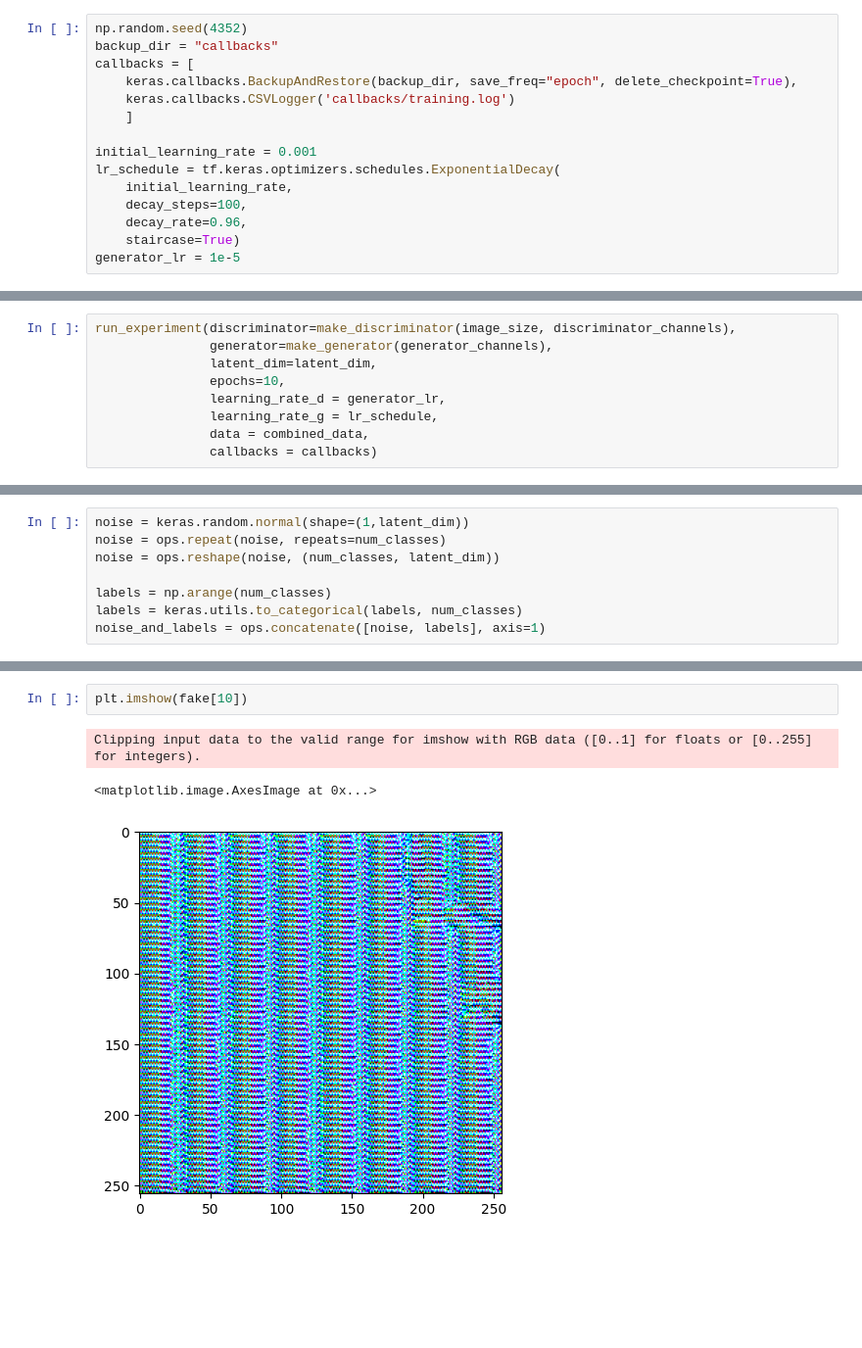
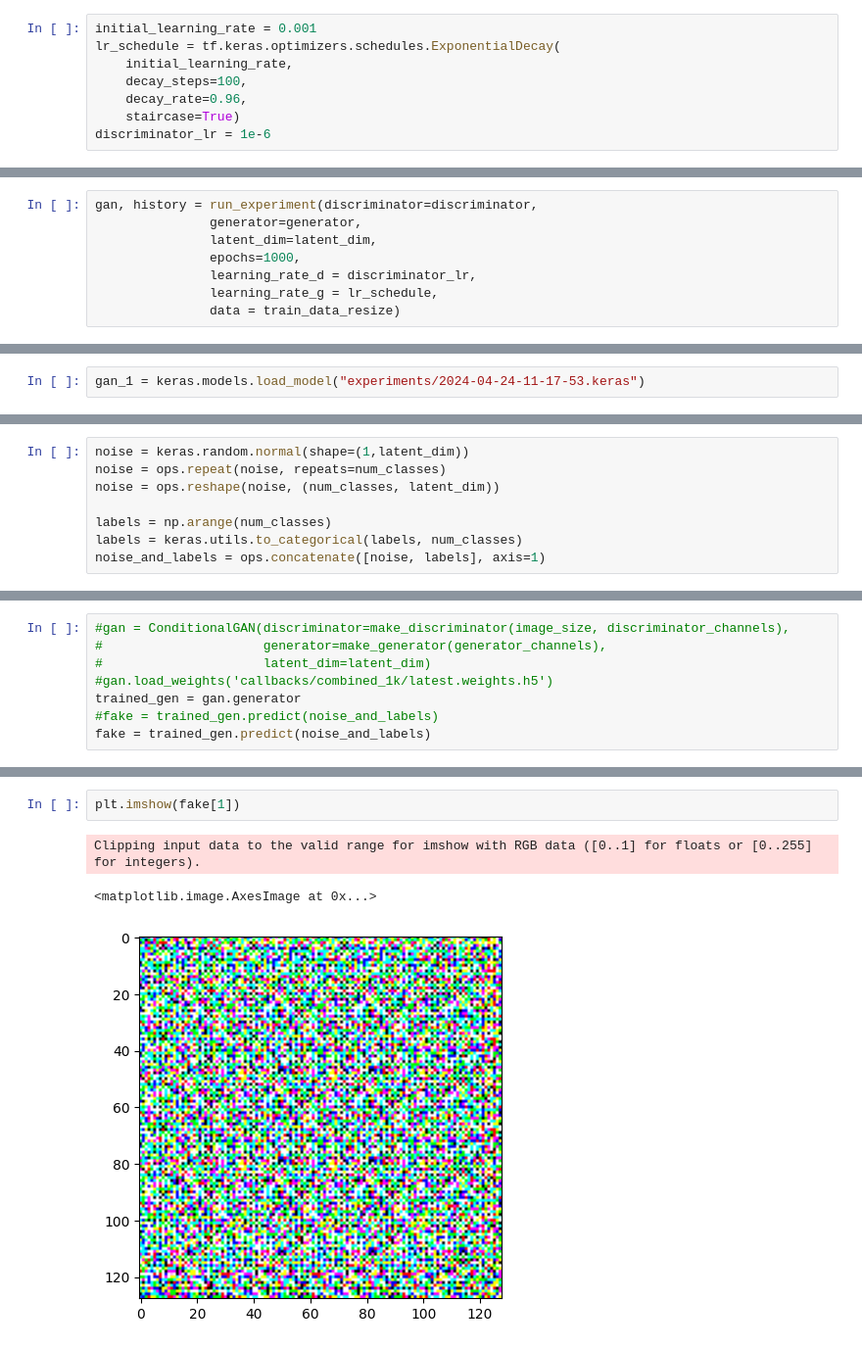
Before and after one commit to microlei/plankton, a Jupyter notebook: simple_gan.ipynb, the cells around one changed output, grey strips where cells are left out. Shown at 98% size. Drawn from its saved outputs; the diff is of its cells as text; blank space fills up the shorter version.

Commit message:
downsized image

```diff
--- a/simple_gan.ipynb
+++ b/simple_gan.ipynb
@@ -197,15 +262,8 @@ def run_experiment(discriminator, generator, latent_dim, epochs, learning_rate_d
 # %%
-np.random.seed(4352)
-backup_dir = "callbacks"
-callbacks = [
-    keras.callbacks.BackupAndRestore(backup_dir, save_freq="epoch", delete_checkpoint=True),
-    keras.callbacks.CSVLogger('callbacks/training.log')
-    ]
-
 initial_learning_rate = 0.001
 lr_schedule = tf.keras.optimizers.schedules.ExponentialDecay(
     initial_learning_rate,
     decay_steps=100,
     decay_rate=0.96,
     staircase=True)
-generator_lr = 1e-5
+discriminator_lr = 1e-6
@@ -230,9 +270,8 @@ history = model.fit(np.arange(100).reshape(5, 20), np.zeros(5),
 # %%
-run_experiment(discriminator=make_discriminator(image_size, discriminator_channels),
-               generator=make_generator(generator_channels),
+gan, history = run_experiment(discriminator=discriminator,
+               generator=generator,
                latent_dim=latent_dim,
-               epochs=10,
-               learning_rate_d = generator_lr,
+               epochs=1000,
+               learning_rate_d = discriminator_lr,
                learning_rate_g = lr_schedule,
-               data = combined_data,
-               callbacks = callbacks)
+               data = train_data_resize)
@@ -301,0 +298,2 @@ plt.legend()
+# %%
+gan_1 = keras.models.load_model("experiments/2024-04-24-11-17-53.keras")
@@ -314,0 +332,8 @@ fake = trained_gen.predict(noise_and_labels)
+# %%
+#gan = ConditionalGAN(discriminator=make_discriminator(image_size, discriminator_channels),
+#                     generator=make_generator(generator_channels),
+#                     latent_dim=latent_dim)
+#gan.load_weights('callbacks/combined_1k/latest.weights.h5')
+trained_gen = gan.generator
+#fake = trained_gen.predict(noise_and_labels)
+fake = trained_gen.predict(noise_and_labels)
@@ -315,6 +343,6 @@ fake = trained_gen.predict(noise_and_labels)
 # %%
-plt.imshow(fake[10])
+plt.imshow(fake[1])
 # %% [output]
 Clipping input data to the valid range for imshow with RGB data ([0..1] for floats or [0..255] for integers).
 <matplotlib.image.AxesImage at 0x...>
-[figure, old version]
+[figure, new version]
```
Also changed, not shown: parts of 22 cells of this notebook, 1 other file.
